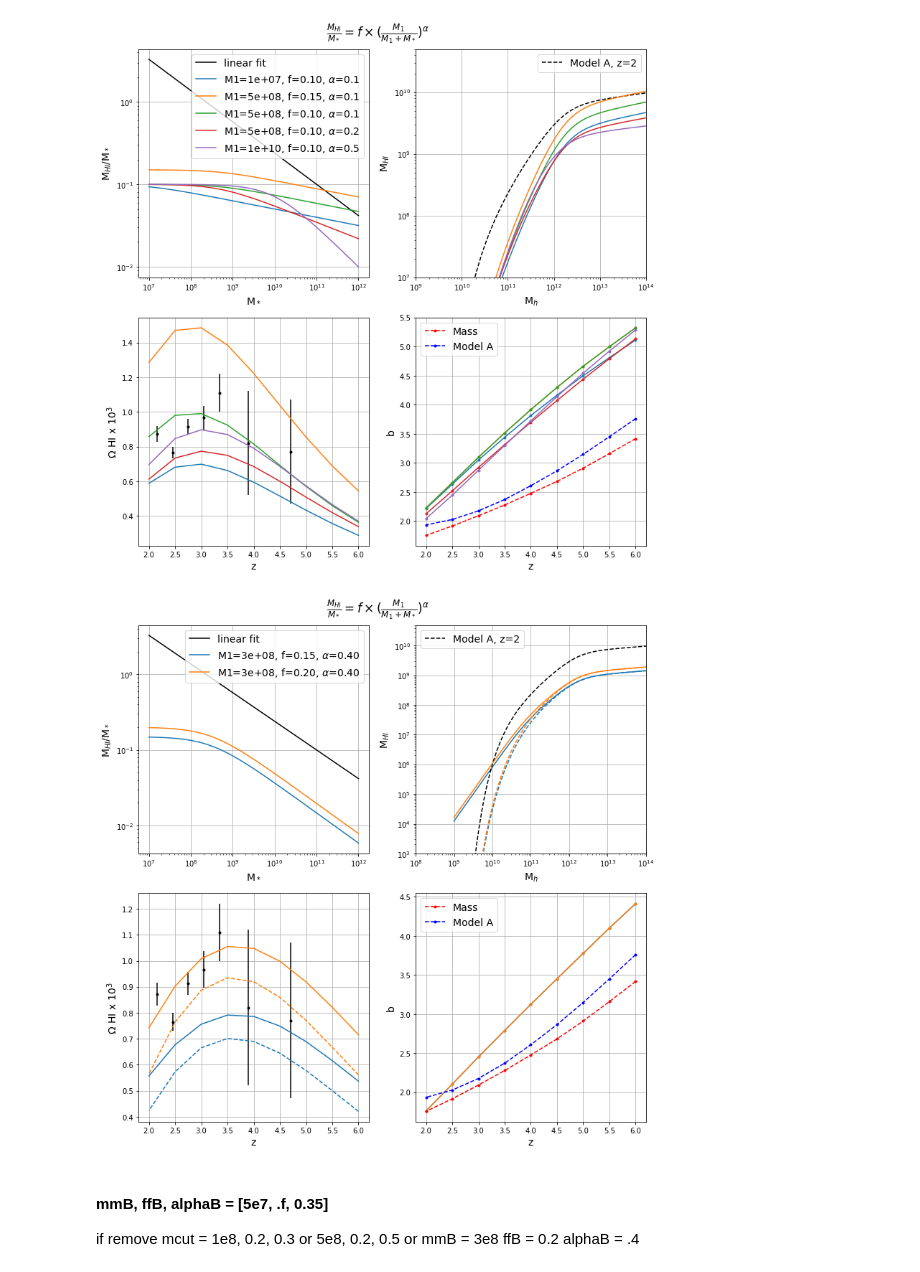
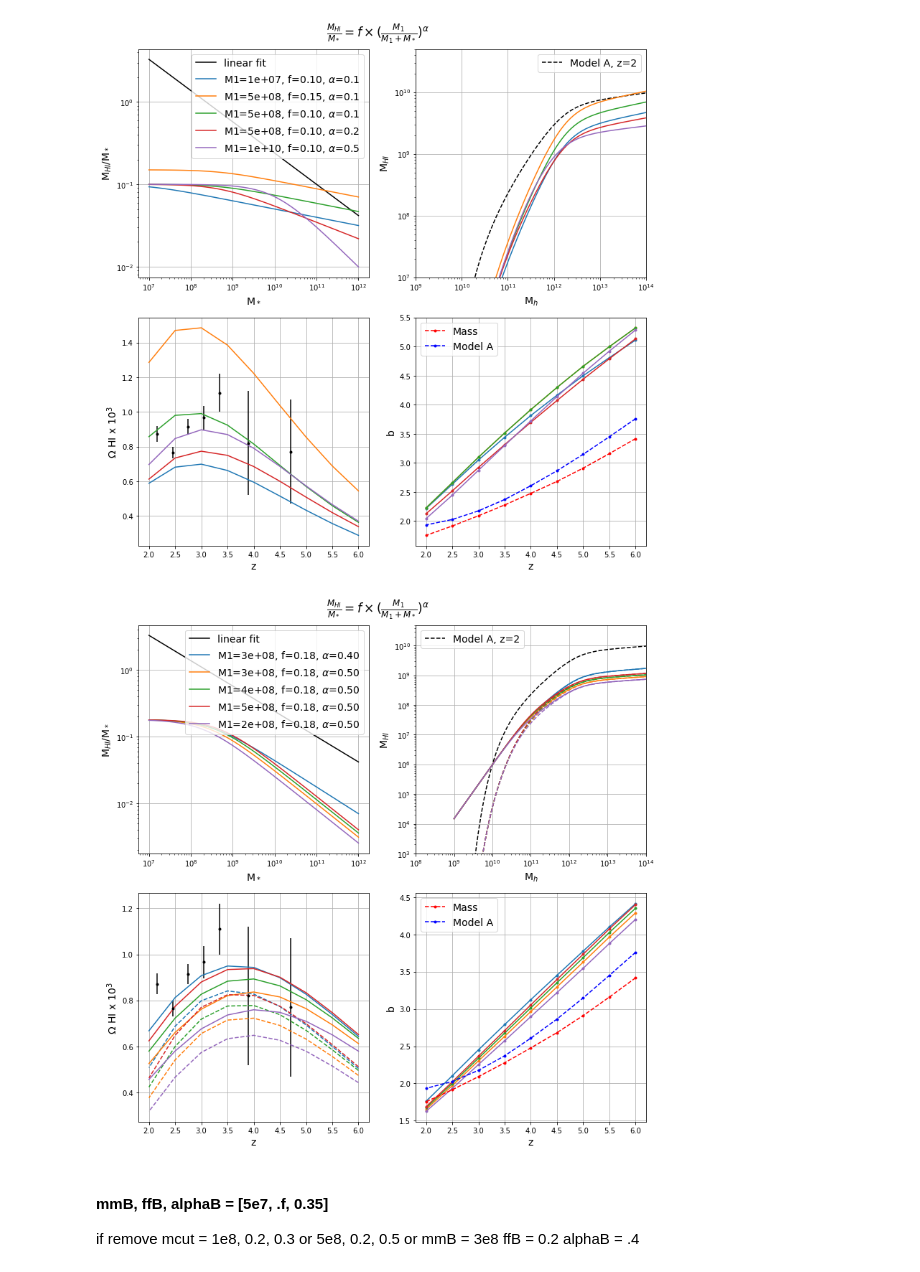
Before and after one commit to modichirag/21cmhod, a Jupyter notebook: notebooks/MassFunctions.ipynb, the cells around one changed output. Cells and saved outputs as stored; diff of their text form; code cells hidden in the pictures.

```diff
--- a/notebooks/MassFunctions.ipynb
+++ b/notebooks/MassFunctions.ipynb
@@ -228,3 +228,27 @@ for axis in ax:
 #     ax[0].set_ylabel('dn/dlogM ((Mpc)$^{-3}$', fontsize=14)
 # %% [output]
 [figure]
+# %%
+plt.figure(figsize = (6, 3.5))
+zplot = [2.0, 3.0, 4.0]
+for iz , zz in enumerate(zplot):
+    plt.plot(log10(mssmfd[zz]), log10(nssmfd[zz]/facsmfbin), 'C%d'%iz, lw=2, label=zz)
+
+    try:
+        data = stellarmassdatad[zz]
+        plt.errorbar(data[0], data[1], [data[3], data[2]], fmt='o', color='C%d'%iz)
+    except:
+        data = stellarmassdatad[zz-0.5]
+        plt.errorbar(data[0], data[1], [data[3], data[2]], fmt='<', color='C%d'%iz)
+
+    plt.title('z = %0.2f'%zz)
+#     plt.loglog()
+#     plt.plot(mssmfd[zz], mf.STf(mhhmfd[zz], 1/(zz+1)), 'C%d--'%iz)
+ax = gcf().axes
+for axis in ax:
+    axis.set_xlabel('Stellar Mass (M$_\odot$)', fontsize=12)
+    ax[0].set_ylabel('N (Mpc$^{-3}$/dex)', fontsize=12)
+    axis.set_ylim(-5, -1)
+    axis.grid()
+
+#     ax[0].set_ylabel('dn/dlogM ((Mpc)$^{-3}$', fontsize=14)
@@ -1165,7 +1191,7 @@ ax[0].plot(10**xx, 10**(m*xx+im), 'k', label='linear fit')
 ic = -1
 # for mmB, ffB, alphaB in [[1e9, .2, 0.5], [5e8, .2, 0.5], [1e8, .2, 0.3], [1e8, .2, 0.4], [1e8, .2, 0.5], [1e8, .2, 0.6],  [5e7, .2, 0.35], ]:
 # for mmB, ffB, alphaB in [[1e8, .2, 0.4], [1e8, .2, 0.5], [1e8, .2, 0.6],  [5e7, .2, 0.35], ]:
-for mmB, ffB, alphaB in [[3e8, .15, 0.4], [3e8, .2, 0.4]]:
+for mmB, ffB, alphaB in [[3e8, .18, 0.4], [3e8, .18, 0.5], [4e8, .18, 0.5], [5e8, .18, 0.5], [2e8, .18, 0.5]]:
     ic +=1
     ax = axar[0]
     mh2 = ffB*(mmB/(mstar + mmB))**alphaB
@@ -1243,34 +1269,34 @@ for mmB, ffB, alphaB in [[3e8, .15, 0.4], [3e8, .2, 0.4]]:
         bb = bt[iz, -1]
         mh12 = davequad(mm, zz)
         bh1B.append((bb*nn*mh12).sum()/(mh12*nn).sum())
         mh12 = davequad(mm, zz)*np.exp(-mcut/mm)
         bh1Bcut.append((bb*nn*mh12).sum()/(mh12*nn).sum())
     ax[2].plot(zzfiles, bh1B, 'C%d'%ic, marker='.')
 #     ax[2].plot(zzfiles, bh1Bcut, 'C%d--'%ic, marker='.')
     ax[2].set_ylabel('b', fontsize=fsize)
     ax[2].set_xlabel('z', fontsize=fsize)
 
 
 ax[1].errorbar(omh1data[0][5:], omh1data[1][5:], omh1data[2][5:], color='k', fmt='.', label='Observation')
 bm , bh1 = [], []
 for iz, zz in enumerate(zzfiles):
     mm = bt[iz, 0]
     nn = bt[iz, 2]
     bb = bt[iz, -1]
     mcut, A, beta = mcutf(zz), normf(zz), betaf(zz)
     mh1 = hodanals.HIm(mm, mcut, beta, A)
     bm.append((bb*nn*mm).sum()/(mm*nn).sum())
     bh1.append((bb*nn*mh1).sum()/(mh1*nn).sum())
 ax[2].plot(zzfiles, bm, 'r--', marker='.', label='Mass')
 ax[2].plot(zzfiles, bh1, 'b--', marker='.', label='Model A')
 ax[2].legend(fontsize=fsize)
 
 for axis in axar.flatten(): axis.grid()
 plt.tight_layout(rect=[0, 0, 1, 0.95])
 plt.suptitle(r'$\frac{M_{HI}}{M_*} = f \times (\frac{M_1}{M_1 + M_*})^\alpha$', fontsize=fsize+3)
 plt.show()
 # %% [output]
-[figure, old version]
+[figure, new version]
 # %% [markdown]
  #### mmB, ffB, alphaB = [5e7, .f, 0.35]
  if remove mcut = 1e8, 0.2, 0.3 or 5e8, 0.2, 0.5
```
Also changed, not shown: parts of 5 cells of this notebook.
